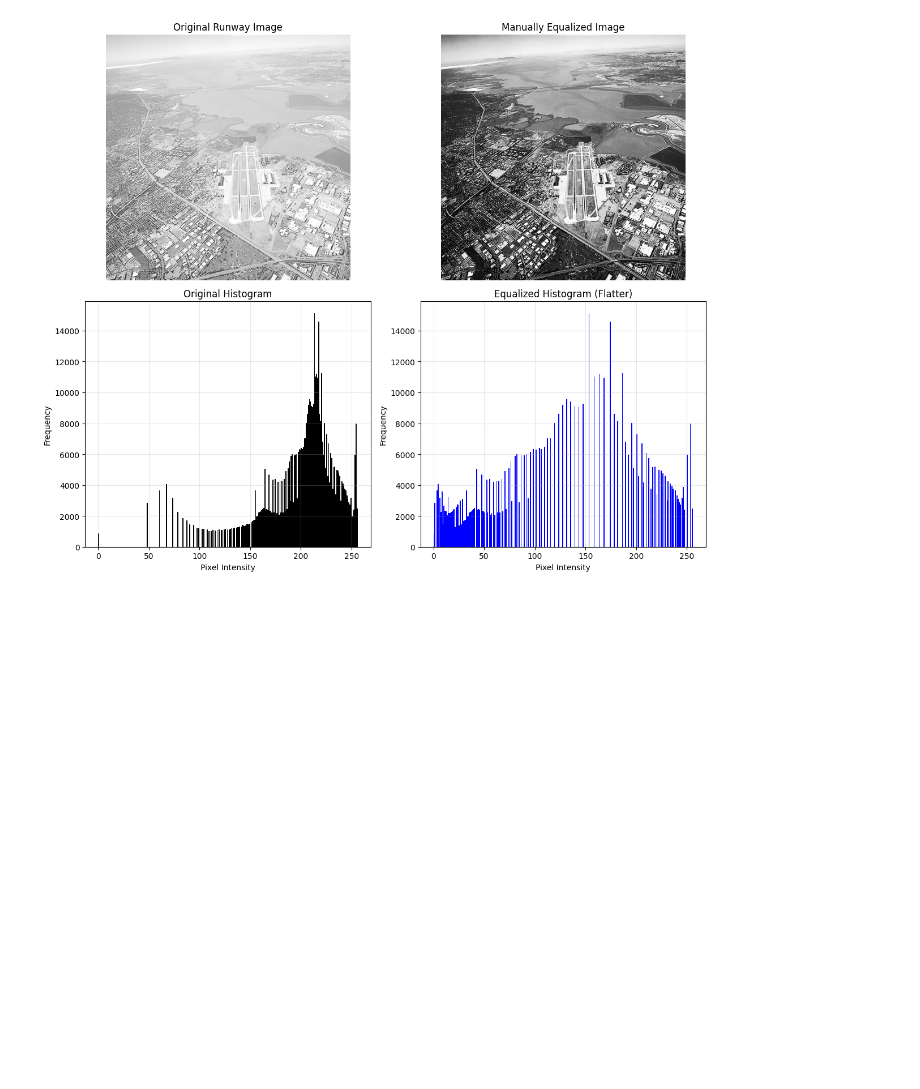
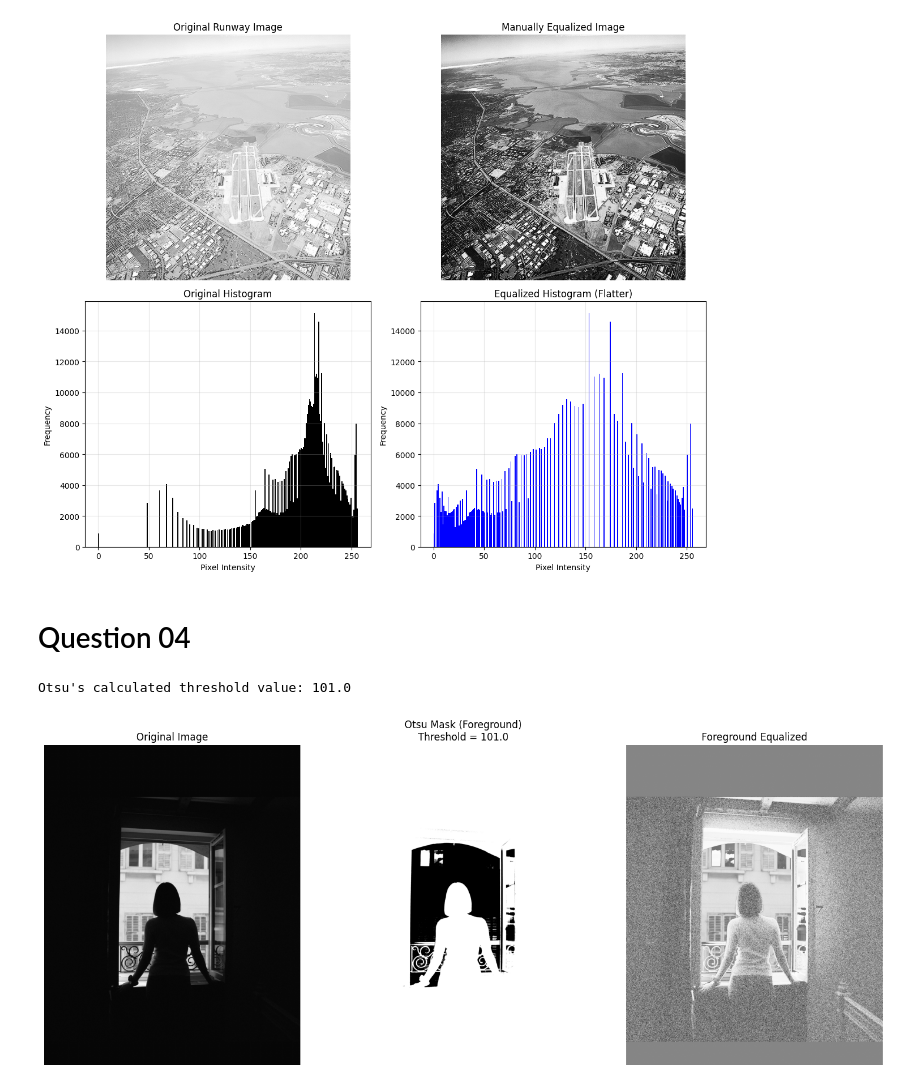
Before and after one commit to ravindusenavirathna/Intensity-Transformations-and-Neighborhood-Filtering, a Jupyter notebook: Answers.ipynb, the cells around one changed output. Drawn from its saved outputs; the diff is of its cells as text; code cells hidden in the pictures; blank space fills up the shorter version.

Commit message:
Question 04

```diff
--- a/Answers.ipynb
+++ b/Answers.ipynb
@@ -258,3 +258,71 @@ plt.tight_layout()
 plt.show()
 # %% [output]
 [figure]
+# %% [markdown]
+# Question 04
+# %%
+# 1. Load the image in Grayscale
+img = cv2.imread('looking_out.jpg', cv2.IMREAD_GRAYSCALE)
+
+# 2. (a) Otsu Thresholding
+# We want the 'foreground' (woman + room) which is DARK.
+# The background (window) is BRIGHT.
+# Standard THRESH_BINARY sets bright pixels > Threshold to 255.
+# We need the opposite: pixels < Threshold should be 255 (the mask).
+otsu_threshold, mask = cv2.threshold(img, 0, 255, cv2.THRESH_BINARY_INV + cv2.THRESH_OTSU)
+
+print(f"Otsu's calculated threshold value: {otsu_threshold}")
+
+# 3. (b) Histogram Equalization on Foreground Only
+# We cannot use cv2.equalizeHist() directly because it uses the whole image.
+# We must perform equalization manually on the masked pixels.
+
+# Step A: Get all pixel values that are part of the mask
+foreground_pixels = img[mask == 255]
+
+# Step B: Calculate Histogram & CDF for these specific pixels
+hist, bins = np.histogram(foreground_pixels.flatten(), bins=256, range=[0, 256])
+cdf = hist.cumsum()
+
+# Step C: Normalize CDF to [0, 255]
+# Use the masked min/max to stretch properly
+# Mask zeros to ignore background contribution
+cdf_m = np.ma.masked_equal(cdf, 0)
+cdf_m = (cdf_m - cdf_m.min()) * 255 / (cdf_m.max() - cdf_m.min())
+cdf_final = np.ma.filled(cdf_m, 0).astype('uint8')
+
+# Step D: Apply the equalization
+# Create a copy of the original image
+img_equalized = img.copy()
+# Map the foreground pixels to their new values using the CDF lookup
+img_equalized[mask == 255] = cdf_final[img[mask == 255]]
+
+# ---------------------------------------------------------
+# Visualization
+# ---------------------------------------------------------
+plt.figure(figsize=(15, 6))
+
+# Original
+plt.subplot(1, 3, 1)
+plt.imshow(img, cmap='gray', vmin=0, vmax=255)
+plt.title('Original Image')
+plt.axis('off')
+
+# Binary Mask
+plt.subplot(1, 3, 2)
+plt.imshow(mask, cmap='gray', vmin=0, vmax=255)
+plt.title(f'Otsu Mask (Foreground)\nThreshold = {otsu_threshold}')
+plt.axis('off')
+
+# Result
+plt.subplot(1, 3, 3)
+plt.imshow(img_equalized, cmap='gray', vmin=0, vmax=255)
+plt.title('Foreground Equalized')
+plt.axis('off')
+
+plt.tight_layout()
+
+plt.show()
+# %% [output]
+Otsu's calculated threshold value: 101.0
+[figure, added]
```
